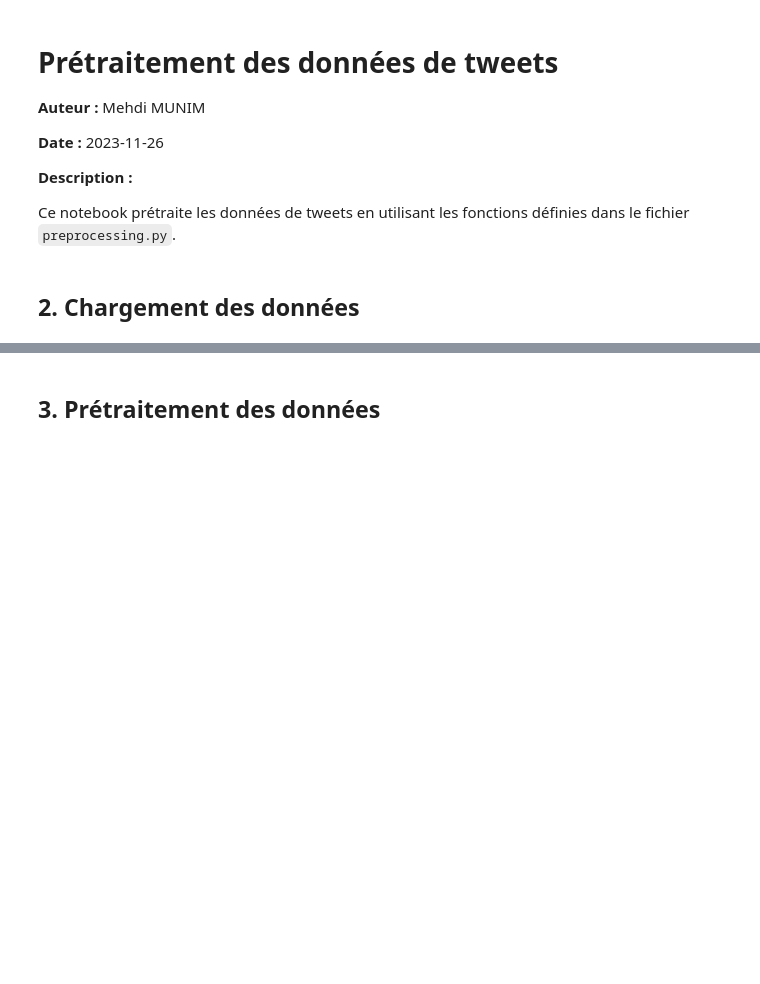
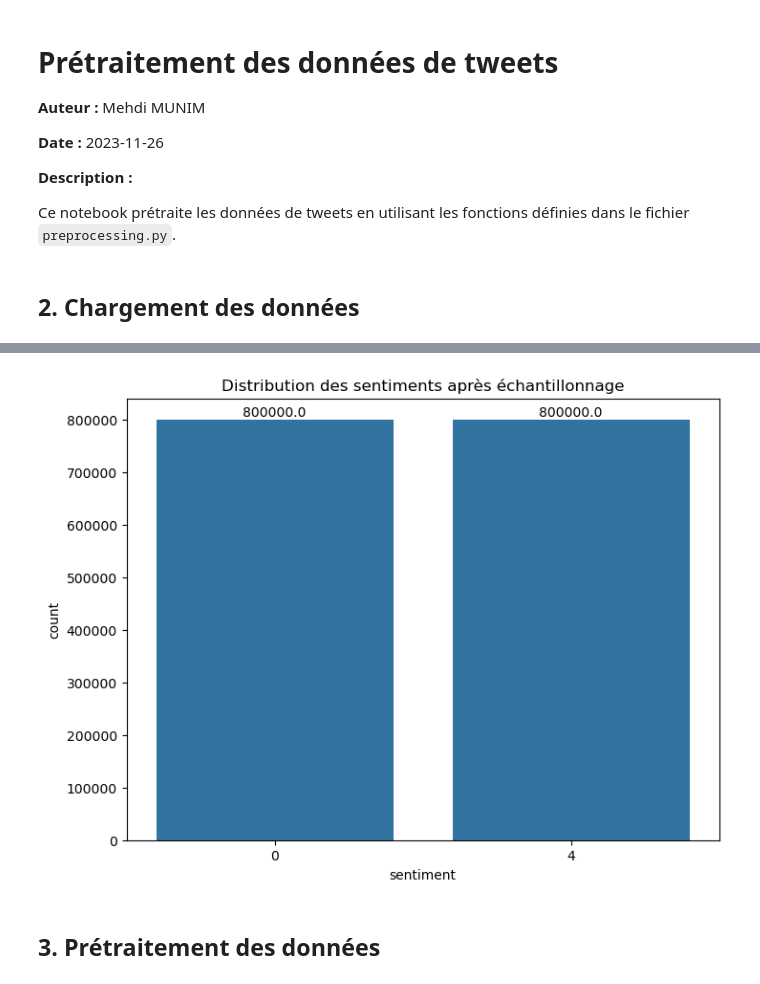
Before and after one commit to mehdimunim/OC7, a Jupyter notebook: notebooks/02_Mehdi_MUNIM_preprocessing.ipynb, the cells around one changed output, grey strips where cells are left out. Saved outputs shown, nothing was run; the diff lists cells and outputs as text; code cells hidden in the pictures; blank space fills up the shorter version.

```diff
--- a/notebooks/02_Mehdi_MUNIM_preprocessing.ipynb
+++ b/notebooks/02_Mehdi_MUNIM_preprocessing.ipynb
@@ -45,8 +47,25 @@ Premières lignes du DataFrame :
 # Mélanger les données
 df = df.sample(frac=1, random_state=42)
 
-# Échantillonner 10 % des données
-df = df.sample(frac=0.1, random_state=42)
+# Échantillonner 1 % des données
+df = df.sample(frac=1, random_state=42)
+# %%
+#@title 2.3 Distribution des classes après échantillonnage
+
+# Afficher la distribution des sentiments après l'échantillonnage
+plt.figure(figsize=(8, 6))
+ax = sns.countplot(x='sentiment', data=df)
+
+# Ajouter les annotations sur les barres
+for p in ax.patches:
+    ax.annotate(f'{p.get_height()}', (p.get_x() + p.get_width() / 2., p.get_height()),
+                ha='center', va='center', fontsize=10, color='black', xytext=(0, 5),
+                textcoords='offset points')
+
+plt.title('Distribution des sentiments après échantillonnage')
+plt.show()
+# %% [output]
+[figure, added]
 # %% [markdown]
 ## 3. Prétraitement des données
 # %%
```
Also changed, not shown: parts of 3 cells of this notebook, 2 other files.
